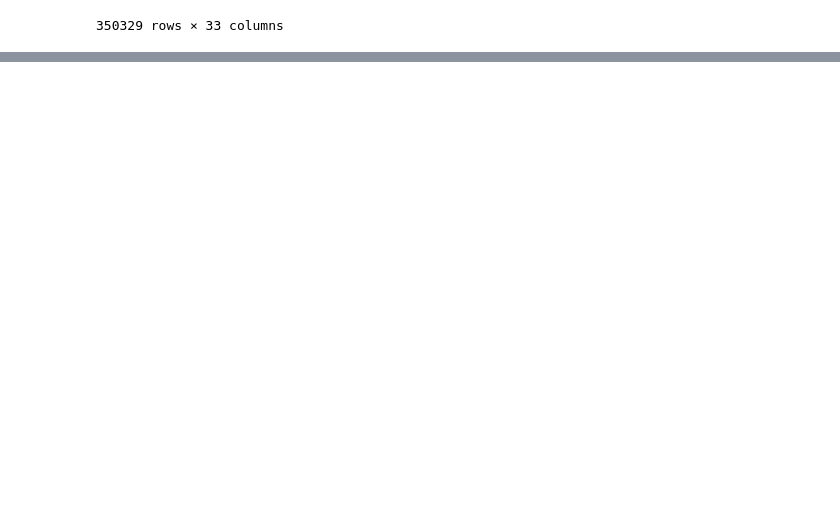
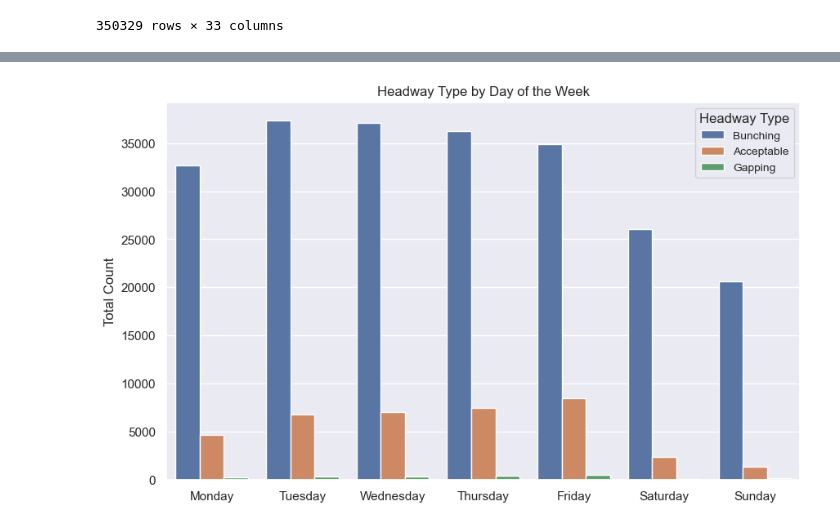
Before and after one commit to NSS-Data-Analytics-Cohort-12/wego-python-da12-pumpkin-py-latte, a Jupyter notebook: notebooks/WeGo_AimeeJohnson.ipynb, the cells around one changed output, grey strips where cells are left out. Cells and saved outputs as stored; diff of their text form; code cells hidden in the pictures; blank space fills up the shorter version.

```diff
--- a/notebooks/WeGo_AimeeJohnson.ipynb
+++ b/notebooks/WeGo_AimeeJohnson.ipynb
@@ -545,0 +552,3 @@ See the caveats in the documentation: https://pandas.pydata.org/pandas-docs/stab
+# %%
+wegohdwy['HDWY_PERC'] = abs(wegohdwy['HDWY_DEV']/wegohdwy['SCHEDULED_HDWY'] * 100)
+wegohdwy
@@ -545,0 +569,6 @@ See the caveats in the documentation: https://pandas.pydata.org/pandas-docs/stab
+# %%
+wegohdwy.loc[wegohdwy['HDWY_PERC'] < 50, 'HDWY_TYPE'] = 'Bunching'
+wegohdwy.loc[wegohdwy['HDWY_PERC'] > 150, 'HDWY_TYPE'] = 'Gapping'
+wegohdwy.loc[(wegohdwy['HDWY_PERC'] >= 50) & (wegohdwy['HDWY_PERC'] <= 150), 'HDWY_TYPE'] = 'Acceptable'
+
+wegohdwy
@@ -545,0 +605,9 @@ See the caveats in the documentation: https://pandas.pydata.org/pandas-docs/stab
+# %%
+type_count = wegohdwy.groupby('DAY')['HDWY_TYPE'].value_counts().reset_index()
+
+sorted_weekdays = ['Monday', 'Tuesday', 'Wednesday', 'Thursday', 'Friday', 'Saturday', 'Sunday']
+type_count['DAY'] = pd.Categorical(type_count['DAY'], sorted_weekdays)
+
+type_count = type_count.sort_values('DAY')
+
+type_count
@@ -545,0 +632,15 @@ See the caveats in the documentation: https://pandas.pydata.org/pandas-docs/stab
+# %%
+# Create the grouped bar plot
+plt.figure(figsize=(10, 6))
+sns.barplot(x='DAY', y='count', hue='HDWY_TYPE', data=type_count)
+
+# Add labels and title
+plt.xlabel('')
+plt.ylabel('Total Count')
+plt.title('Headway Type by Day of the Week')
+plt.legend(title='Headway Type', title_fontsize='12', fontsize='10')
+
+# Show the plot
+plt.show()
+# %% [output]
+[figure, added]
```
Also changed, not shown: parts of 13 cells of this notebook.
